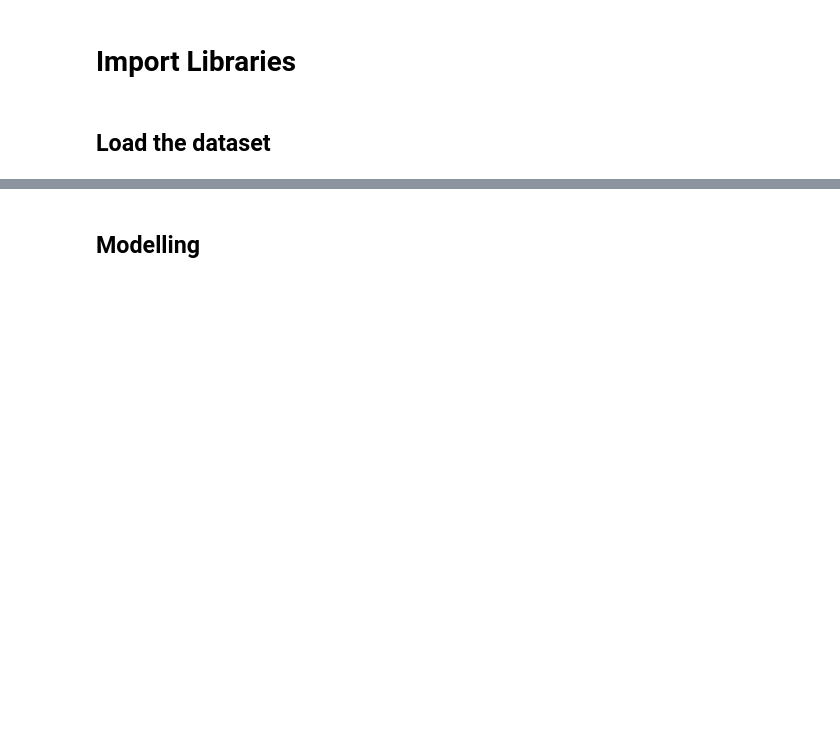
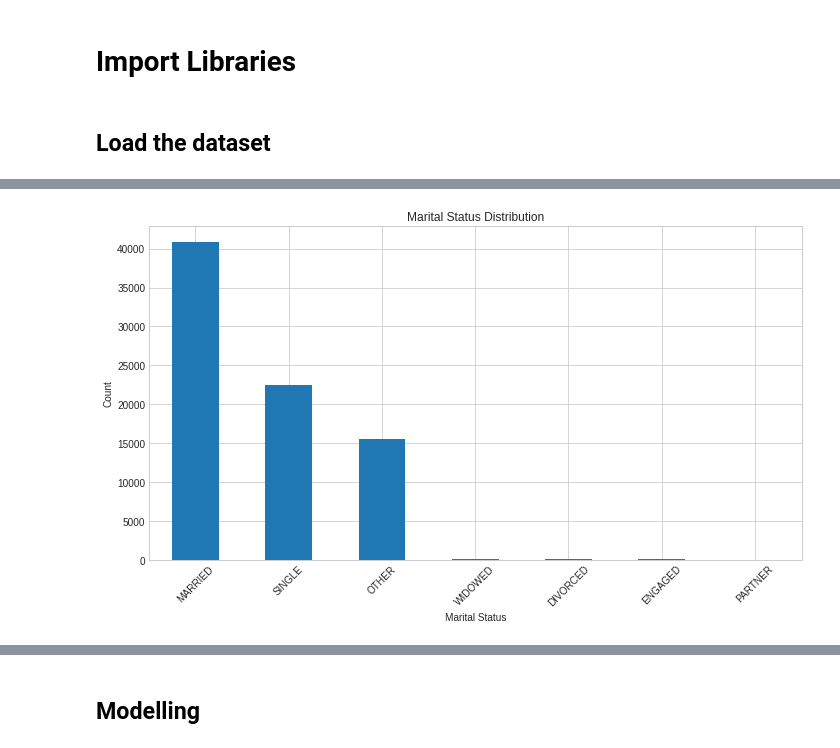
Before and after one commit to KaiFa254/SmartLender, a Jupyter notebook: notebooks/Alex.ipynb, the cells around one changed output, grey strips where cells are left out. Cells and saved outputs as stored; diff of their text form; code cells hidden in the pictures; blank space fills up the shorter version.

```diff
--- a/notebooks/Alex.ipynb
+++ b/notebooks/Alex.ipynb
@@ -1023,0 +279,11 @@ Based on the visualizations analyzed:
+# %%
+plt.figure(figsize=(10, 6))
+df['MARITAL_STATUS'].value_counts().plot(kind='bar')
+plt.title('Marital Status Distribution')
+plt.xlabel('Marital Status')
+plt.ylabel('Count')
+plt.xticks(rotation=45)
+plt.tight_layout()
+plt.show()
+# %% [output]
+[figure, added]
```
Also changed, not shown: parts of 108 cells of this notebook.
